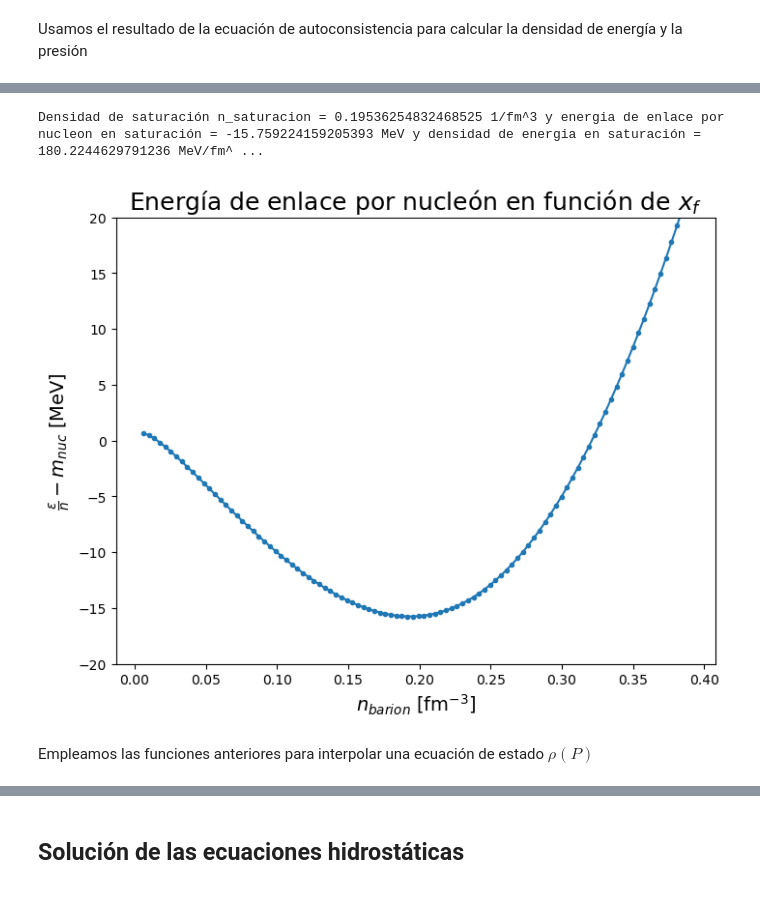
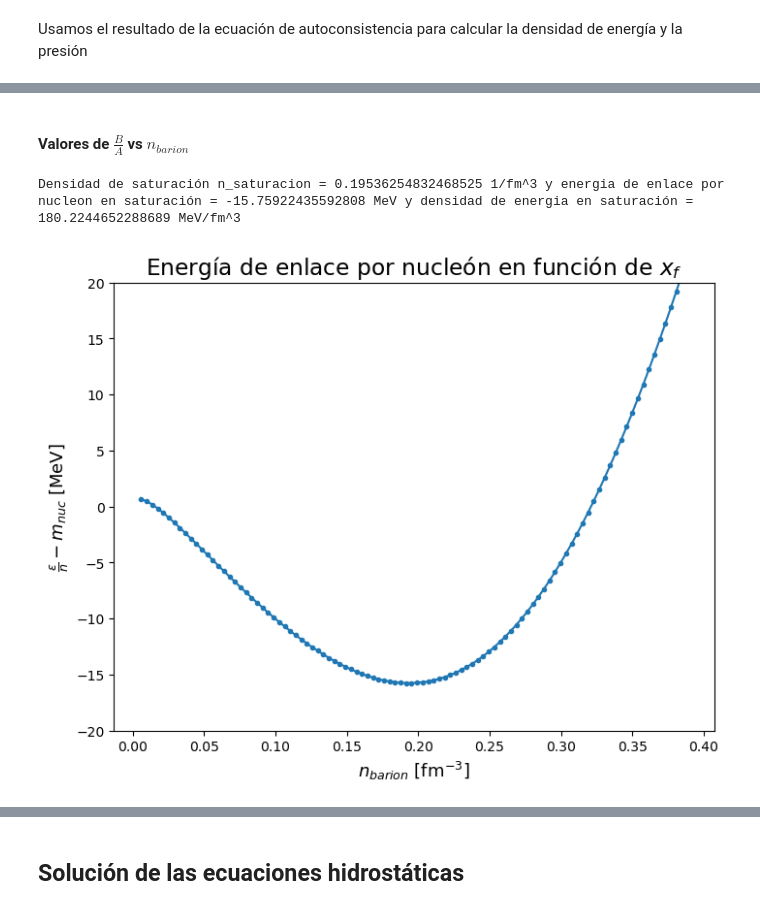
Before and after one commit to Vendetta0462/CalculosSimulaciones, a Jupyter notebook: NS_Structure/modelo_sigma-omega.ipynb, the cells around one changed output, grey strips where cells are left out. Drawn from its saved outputs; the diff is of its cells as text; code cells hidden in the pictures.

Commit message:
Reorganizacion y .py para TOV

```diff
--- a/NS_Structure/modelo_sigma-omega.ipynb
+++ b/NS_Structure/modelo_sigma-omega.ipynb
@@ -6,10 +6,10 @@ import numpy as np
 import pandas as pd
 import matplotlib.pyplot as plt
 plt.rcParams['figure.figsize'] = (8,6)
-plt.rcParams['axes.labelsize'] = 14
+plt.rcParams['axes.labelsize'] = 12
 plt.rcParams['xtick.labelsize'] = 10
 plt.rcParams['ytick.labelsize'] = 10
-plt.rcParams['font.size'] = 15
+plt.rcParams['font.size'] = 12
 plt.rcParams['lines.markersize'] = 3
 from scipy.integrate import odeint, quad
 from scipy.interpolate import CubicSpline, interp1d
@@ -165,0 +139,28 @@ Energía =  4.153819444933878e-06 y presión =  4.0783489775606e-06 para n_bario
+# %%
+# Autoconsistencia
+n_barion_max = 1e17*1e3/m_nuc_MKS # 1e17 g/cm^3 de bariones en unidades de m^-3
+x_sigma = sol_x_sigma(n_barion_max, A_sigma)
+x_sigma_norm = (1-x_sigma)*m_nuc # x_sigma no tilde
+print("x_sigma =", x_sigma, "m , x_sigma =", x_sigma_norm, ", para n_barion =", n_barion_max, r"m^-3, autoconsistencia($\tilde{x}_\sigma$) =", autoconsistencia(x_sigma, A_sigma, n_barion_max))
+
+# Testeamos la solucion_x_sigma
+n_prove = np.logspace(40, 47, 100)
+x_sigma_prove_tilde = np.zeros(len(n_prove))
+x_sigma_prove = np.zeros(len(n_prove))
+for i in range(len(n_prove)):
+    x_sigma_prove_tilde[i] = sol_x_sigma(n_prove[i], A_sigma)
+    x_sigma_prove[i] = (1-x_sigma_prove_tilde[i])*m_nuc
+
+# Mostramos los resultados para x_sigma y x_sigma en función de n_barion
+fig, ax = plt.subplots(1,2, figsize=(12,4))
+ax[0].plot(n_prove*m_nuc_MKS*1e-3, x_sigma_prove_tilde)
+ax[0].set_xscale('log')
+ax[0].set_xlabel(r'$\rho_m$ $[g/cm^3]$')
+ax[0].set_ylabel(r'$\tilde x_{\sigma}$')
+ax[0].set_title(r'$\tilde x_{\sigma}$ en función de $\rho_m$')
+ax[1].plot(n_prove, x_sigma_prove)
+ax[1].set_xscale('log')
+ax[1].set_xlabel(r'$n_{barion}$ $[m^{-3}]$')
+ax[1].set_ylabel(r'$x_{\sigma}$')
+ax[1].set_title(r'$x_{\sigma}$ en función de $n_{barion}$')
+plt.show()
@@ -166,28 +170,30 @@ Energía =  4.153819444933878e-06 y presión =  4.0783489775606e-06 para n_bario
+# %% [markdown]
+#### Valores de  $\frac{B}{A}$ vs $n_{barion}$
 # %%
 # Graficamos la energia de enlace por nucleon vs el parametro x_f
 densidades_prove = np.linspace(1e13, 6.5e14, 100) # Densidades de bariones en g/cm^3
 n_prove = densidades_prove*1e3/m_nuc_MKS # Densidades de bariones en m^-3
 energias_prove = np.zeros(len(n_prove)) # Energías de enlace por nucleón en m^-2 (geometrizadas)
 x_f_prove = np.zeros(len(n_prove)) # Momentos de Fermi adimensional
 for i in range(len(n_prove)):
-    energias_prove[i], _, x_f_prove[i] = energia_presion(n_prove[i], A_sigma_tilde_sqrd, A_omega_tilde_sqrd, 1, True)
+    energias_prove[i], _, x_f_prove[i] = energia_presion(n_prove[i], A_sigma, A_omega, 1, True)
 
 # Hallamos la densidad de saturación en fm^-3 a partir del x_f donde es minima la energía de enlace por nucleón
+e_MKS = 1.6021766e-19 # J
 minimo = np.argmin(energias_prove/n_prove - m_nuc)
 n_saturacion = n_prove[minimo] # Densidad de saturación en m^-3
 n_saturacion *= (1e-15)**3 # Densidad de saturación en fm^-3
 print("Densidad de saturación n_saturacion =", n_saturacion, "1/fm^3 y energia de enlace por nucleon en saturación =", (np.min(energias_prove/n_prove - m_nuc))*c_MKS**4/G_MKS/e_MKS*1e-6, "MeV y densidad de energia en saturación =", energias_prove[minimo]*c_MKS**4/G_MKS/e_MKS*1e-6*(1e-15)**3, "MeV/fm^3")
 
+# Graficamos la energía de enlace por nucleón en función de x_f
 plt.figure(figsize=(8,6))
 plt.plot(n_prove*(1e-15)**3, (energias_prove/n_prove - m_nuc)*c_MKS**4/G_MKS/e_MKS*1e-6, "-o")
 # plt.plot(n_prove*(1e-15)**3, (energias_prove/n_prove - m_nuc)*c_MKS**4/G_MKS/e_MKS*1e-6, "-o")
 plt.xlabel(r'$n_{barion}$ [fm$^{-3}$]')
 plt.ylabel(r'$\frac{\epsilon}{n}-m_{nuc}$ [MeV]')
 plt.ylim(-20, 20)
 plt.title(r'Energía de enlace por nucleón en función de $x_f$')
 plt.show()
 # %% [output]
-Densidad de saturación n_saturacion = 0.19536254832468525 1/fm^3 y energia de enlace por nucleon en saturación = -15.759224159205393 MeV y densidad de energia en saturación = 180.2244629791236 MeV/fm^ ...
+Densidad de saturación n_saturacion = 0.19536254832468525 1/fm^3 y energia de enlace por nucleon en saturación = -15.75922435592808 MeV y densidad de energia en saturación = 180.2244652288689 MeV/fm^3
-[figure, old version]
+[figure, new version]
-# %% [markdown]
-Empleamos las funciones anteriores para interpolar una ecuación de estado $\rho(P)$
```
Also changed, not shown: parts of 20 cells of this notebook, 1 other file.
